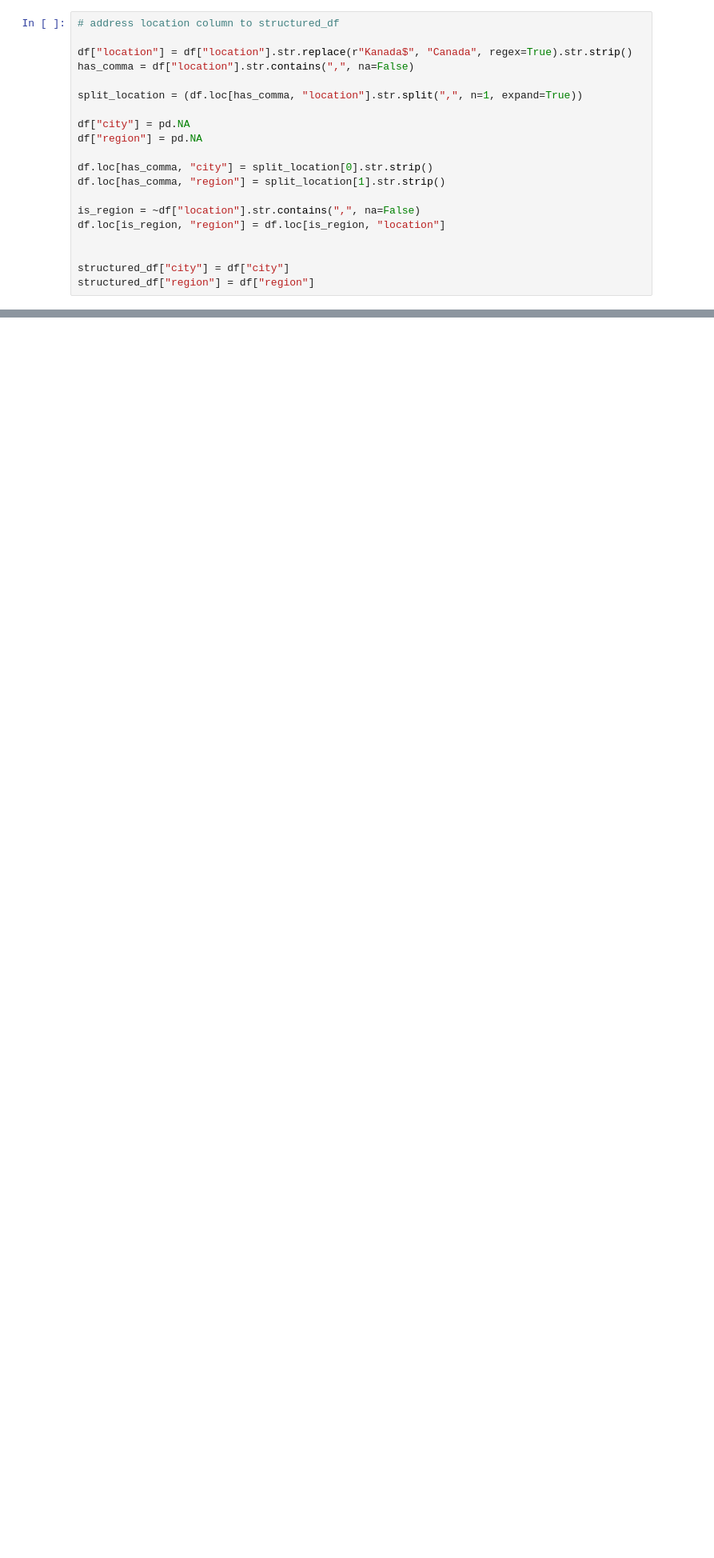
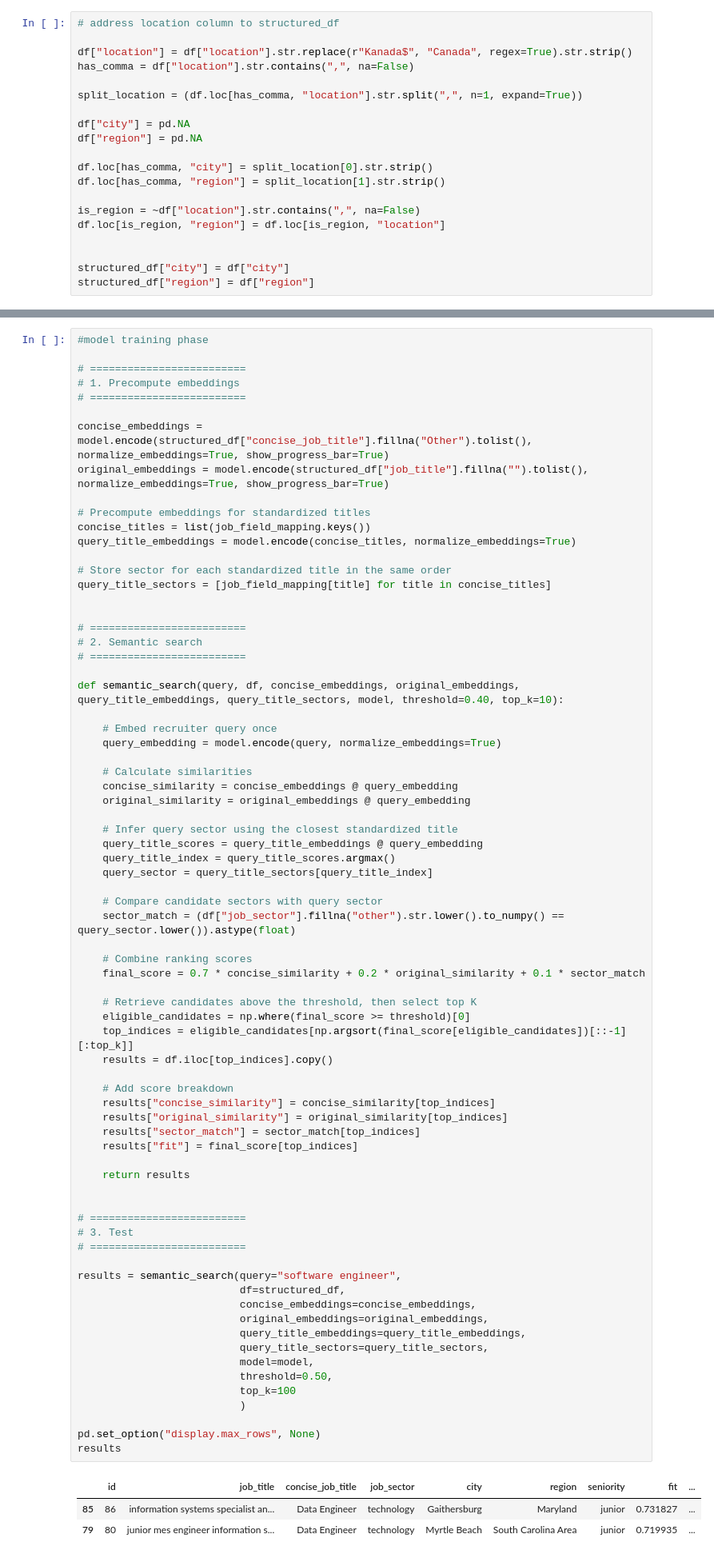
Before and after one commit to ShaneS02/iCWXnlHINuPDOzFR, a Jupyter notebook: src/model/model.ipynb, the cells around one changed output, grey strips where cells are left out. Shown at 80% size. Saved outputs shown, nothing was run; the diff lists cells and outputs as text; blank space fills up the shorter version.

```diff
--- a/src/model/model.ipynb
+++ b/src/model/model.ipynb
@@ -266,0 +254,77 @@ information systems specialist and programmer with a love for data and organizat
+# %%
+#model training phase
+
+# =========================
+# 1. Precompute embeddings
+# =========================
+
+concise_embeddings = model.encode(structured_df["concise_job_title"].fillna("Other").tolist(), normalize_embeddings=True, show_progress_bar=True)
+original_embeddings = model.encode(structured_df["job_title"].fillna("").tolist(), normalize_embeddings=True, show_progress_bar=True)
+
+# Precompute embeddings for standardized titles
+concise_titles = list(job_field_mapping.keys())
+query_title_embeddings = model.encode(concise_titles, normalize_embeddings=True)
+
+# Store sector for each standardized title in the same order
+query_title_sectors = [job_field_mapping[title] for title in concise_titles]
+
+
+# =========================
+# 2. Semantic search
+# =========================
+
+def semantic_search(query, df, concise_embeddings, original_embeddings, query_title_embeddings, query_title_sectors, model, threshold=0.40, top_k=10):
+
+    # Embed recruiter query once
+    query_embedding = model.encode(query, normalize_embeddings=True)
+
+    # Calculate similarities
+    concise_similarity = concise_embeddings @ query_embedding
+    original_similarity = original_embeddings @ query_embedding
+
+    # Infer query sector using the closest standardized title
+    query_title_scores = query_title_embeddings @ query_embedding
+    query_title_index = query_title_scores.argmax()
+    query_sector = query_title_sectors[query_title_index]
+
+    # Compare candidate sectors with query sector
+    sector_match = (df["job_sector"].fillna("other").str.lower().to_numpy() == query_sector.lower()).astype(float)
+
+    # Combine ranking scores
+    final_score = 0.7 * concise_similarity + 0.2 * original_similarity + 0.1 * sector_match
+
+    # Retrieve candidates above the threshold, then select top K
+    eligible_candidates = np.where(final_score >= threshold)[0]
+    top_indices = eligible_candidates[np.argsort(final_score[eligible_candidates])[::-1][:top_k]]
+    results = df.iloc[top_indices].copy()
+
+    # Add score breakdown
+    results["concise_similarity"] = concise_similarity[top_indices]
+    results["original_similarity"] = original_similarity[top_indices]
+    results["sector_match"] = sector_match[top_indices]
+    results["fit"] = final_score[top_indices]
+
+    return results
+
+
+# =========================
+# 3. Test
+# =========================
+
+results = semantic_search(query="software engineer",
+                          df=structured_df,
+                          concise_embeddings=concise_embeddings,
+                          original_embeddings=original_embeddings,
+                          query_title_embeddings=query_title_embeddings,
+                          query_title_sectors=query_title_sectors,
+                          model=model,
+                          threshold=0.50,
+                          top_k=100
+                          )
+
+pd.set_option("display.max_rows", None)
+results
+# %% [output]
+|  | id | job_title | concise_job_title | job_sector | city | region | seniority | fit | ... |
+| 85 | 86 | information systems specialist an... | Data Engineer | technology | Gaithersburg | Maryland | junior | 0.731827 | ... |
+| 79 | 80 | junior mes engineer information s... | Data Engineer | technology | Myrtle Beach | South Carolina Area | junior | 0.719935 | ... |
```
Also changed, not shown: parts of 8 cells of this notebook, 2 other files.
